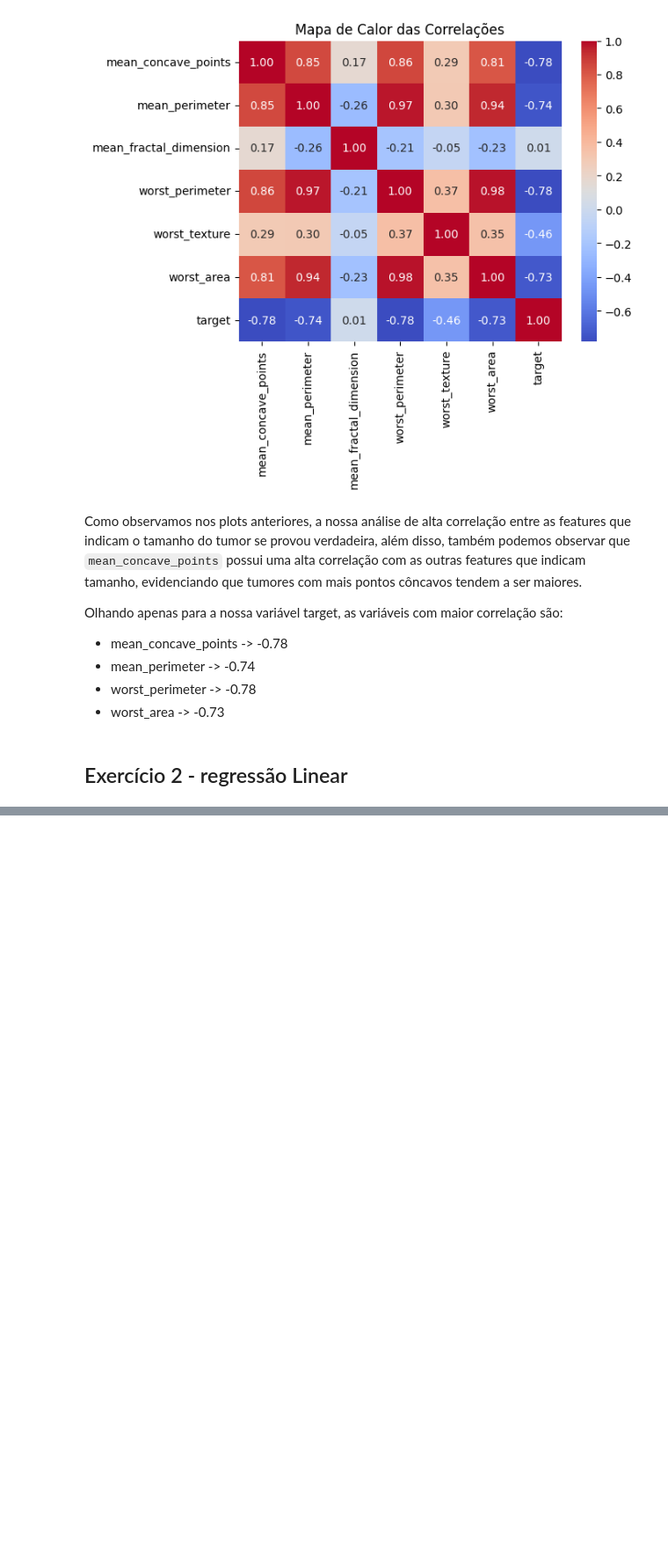
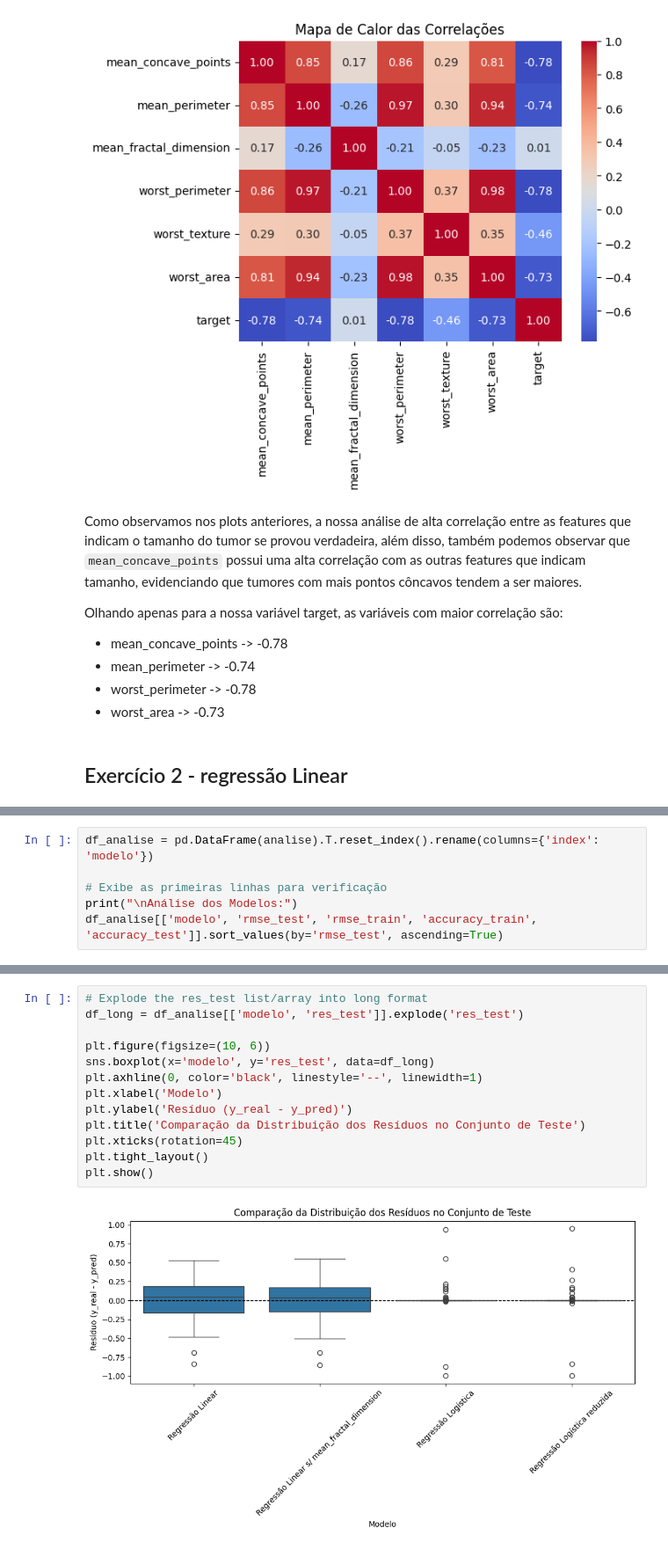
Before and after one commit to EnzoFonteyne/ArtemisCase, a Jupyter notebook: desafio2/desafio2.ipynb, the cells around one changed output, grey strips where cells are left out. Shown at 88% size. Drawn from its saved outputs; the diff is of its cells as text; blank space fills up the shorter version.

```diff
--- a/desafio2/desafio2.ipynb
+++ b/desafio2/desafio2.ipynb
@@ -130,0 +457,6 @@ model = sm.OLS(y, X).fit()
+# %%
+df_analise = pd.DataFrame(analise).T.reset_index().rename(columns={'index': 'modelo'})
+
+# Exibe as primeiras linhas para verificação
+print("\nAnálise dos Modelos:")
+df_analise[['modelo', 'rmse_test', 'rmse_train', 'accuracy_train', 'accuracy_test']].sort_values(by='rmse_test', ascending=True)
@@ -130,0 +509,15 @@ model = sm.OLS(y, X).fit()
+# %%
+# Explode the res_test list/array into long format
+df_long = df_analise[['modelo', 'res_test']].explode('res_test')
+
+plt.figure(figsize=(10, 6))
+sns.boxplot(x='modelo', y='res_test', data=df_long)
+plt.axhline(0, color='black', linestyle='--', linewidth=1)
+plt.xlabel('Modelo')
+plt.ylabel('Resíduo (y_real - y_pred)')
+plt.title('Comparação da Distribuição dos Resíduos no Conjunto de Teste')
+plt.xticks(rotation=45)
+plt.tight_layout()
+plt.show()
+# %% [output]
+[figure, added]
```
Also changed, not shown: parts of 28 cells of this notebook, 1 other file.
